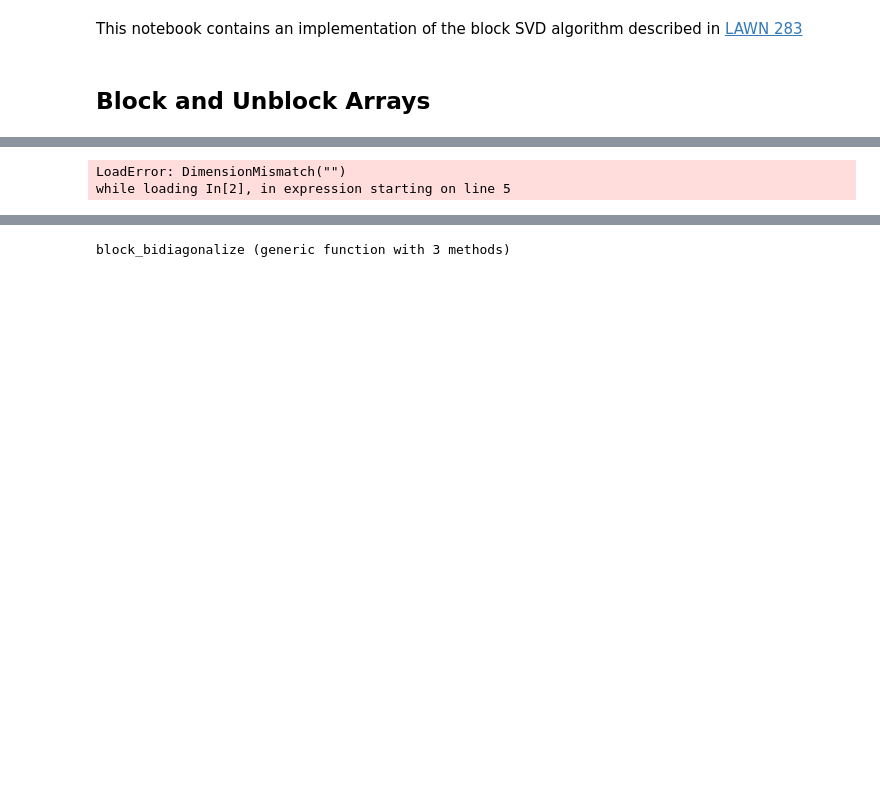
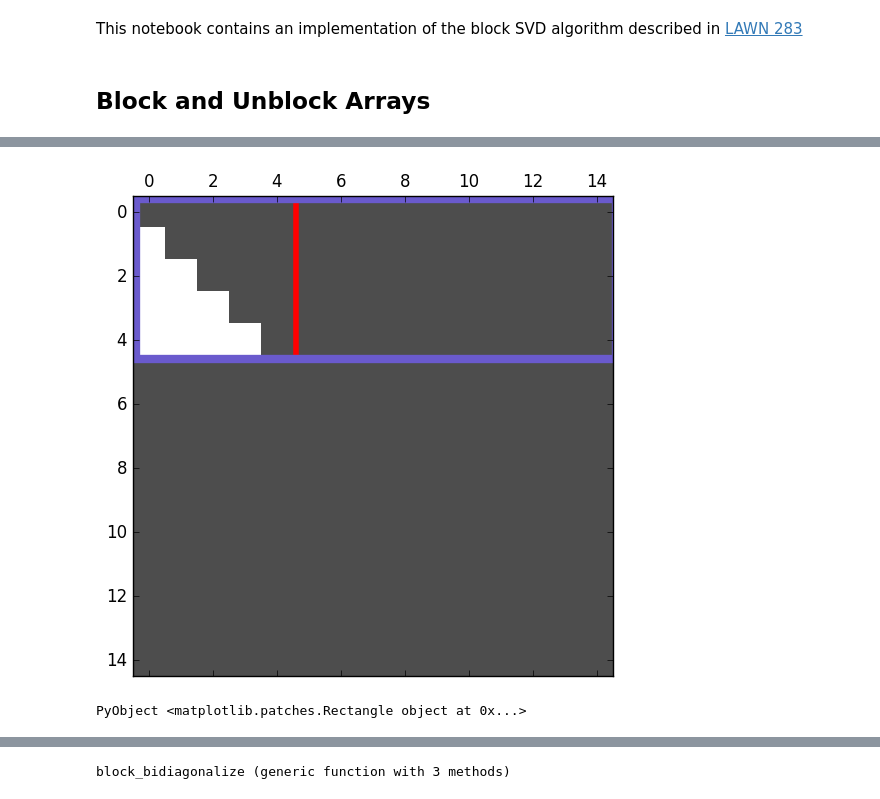
Before and after one commit to jiahao/ijulia-notebooks-assorted, a Jupyter notebook: BlockSVD.ipynb, the cells around one changed output, grey strips where cells are left out. Drawn from its saved outputs; the diff is of its cells as text; code cells hidden in the pictures; blank space fills up the shorter version.

```diff
--- a/BlockSVD.ipynb
+++ b/BlockSVD.ipynb
@@ -52,14 +79,16 @@ rect_gray (generic function with 2 methods)
 # %%
 N=15
 s=5; #block size
 A=block(randn(N,N));
 Q=qrQ(A[1,1])
-A[1,:]=Q'*A[1,:]
+A[1]= Q'* A[1]
 
+A[1, [1]] = A[1, [1]]'
 spy(A)
+
 rect_red(1:s,1:s)  #QR from this block
 rect_blue(1:s,1:N) #QR applied to this block
 # %% [output]
+[figure, added]
-LoadError: DimensionMismatch("")
-while loading In[2], in expression starting on line 5
+PyObject <matplotlib.patches.Rectangle object at 0x...>
 # %%
```
Also changed, not shown: parts of 15 cells of this notebook.
